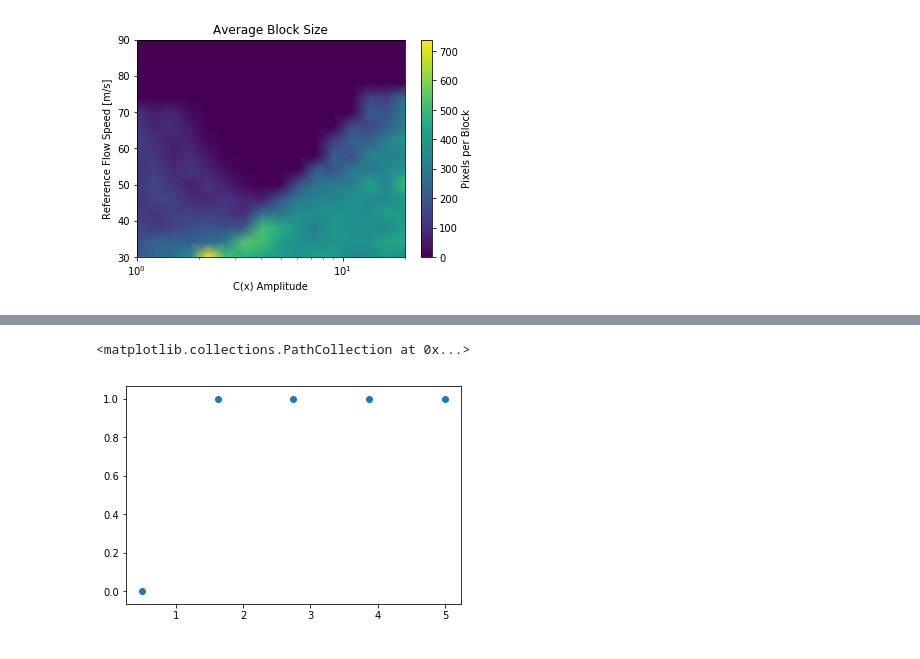
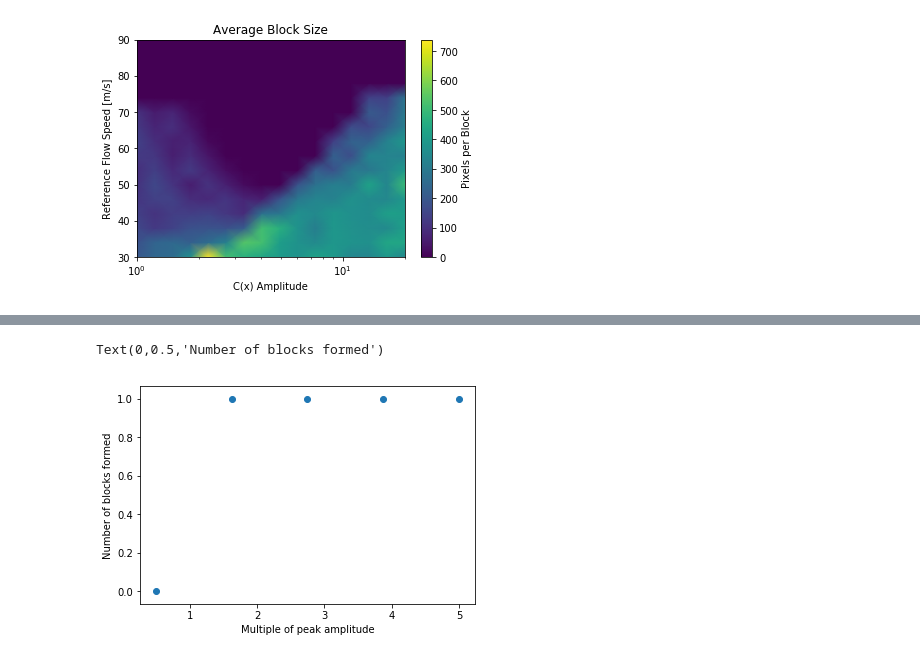
Before and after one commit to sjsmith757/rossby-blocking, a Jupyter notebook: sweep_analysis.ipynb, the cells around one changed output, grey strips where cells are left out. Cells and saved outputs as stored; diff of their text form; code cells hidden in the pictures.

```diff
--- a/sweep_analysis.ipynb
+++ b/sweep_analysis.ipynb
@@ -589,5 +666,7 @@ plt.scatter(fxw["xw"]/1.0e3,fxw["blocksize"])
 # %%
 plt.scatter(fpk["peak"],fpk["nblocks"])
+plt.xlabel("Multiple of peak amplitude")
+plt.ylabel("Number of blocks formed")
 # %% [output]
-<matplotlib.collections.PathCollection at 0x...>
+Text(0,0.5,'Number of blocks formed')
-[figure, old version]
+[figure, new version]
```
Also changed, not shown: parts of 41 cells of this notebook, 1 other file.
